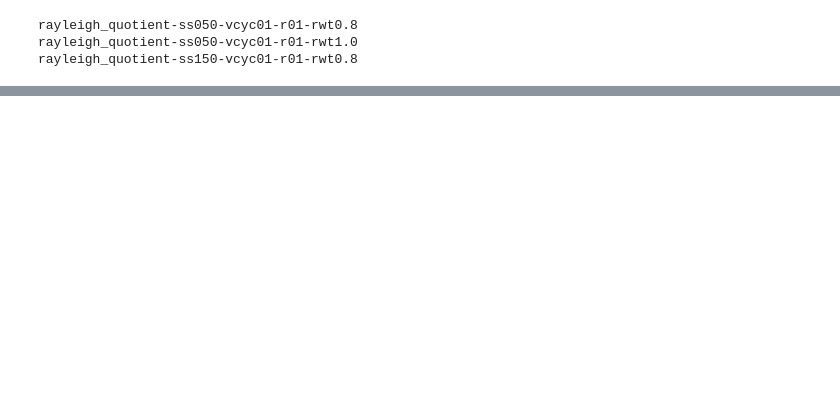
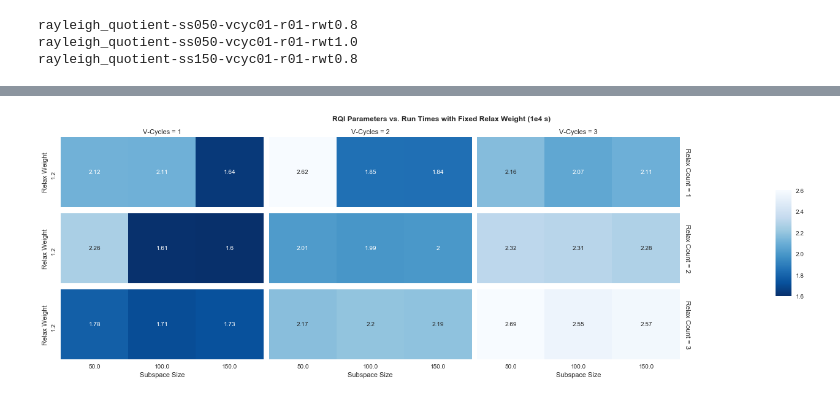
Before and after one commit to nuceraccoon/RQI_MGE, a Jupyter notebook: Results/ml-parameters/analysis/parameter-study-visualization.ipynb, the cells around one changed output, grey strips where cells are left out. Cells and saved outputs as stored; diff of their text form; code cells hidden in the pictures; blank space fills up the shorter version.

```diff
--- a/Results/ml-parameters/analysis/parameter-study-visualization.ipynb
+++ b/Results/ml-parameters/analysis/parameter-study-visualization.ipynb
@@ -143,0 +102,43 @@ sns.plt.show()
+# %%
+### Plot Fixing Relax Weight to 1.2 ###
+
+# Find times with relax weight 1.2
+fixed_rwt_times = np.zeros(27)
+i = 0
+for counts in range(3):
+    for cycles in range(3):
+        for subspace in range(3):
+            fixed_rwt_times[i] = df[subspace, cycles, counts, 2]
+            i += 1
+# Divide by 1e4 for clarity of graph
+fixed_rwt_times = fixed_rwt_times/1e4
+
+ss = np.tile([50, 100, 150], 9)
+rw = np.repeat(1.2, 27)
+vc = np.tile(np.repeat([1, 2, 3], 3), 3)
+rc = np.repeat([1, 2, 3], 9)
+parameters = np.c_[ss, rw, vc, rc, fixed_rwt_times]
+data = pd.DataFrame(parameters,
+                  columns=["Subspace Size", "Relax Weight","V-Cycles", "Relax Count", "Times"])
+
+def facet_heatmap(data, color, **kws):
+    data = data.pivot(index="Relax Weight", columns="Subspace Size", values="Times")
+    sns.heatmap(data, cmap="Blues_r", annot=True, fmt='.3g', **kws)
+
+grid = sns.FacetGrid(data, col="V-Cycles", row="Relax Count", margin_titles=True,
+                     col_order = [1, 2, 3], row_order=[1, 2, 3], size=2.0, aspect=3.0)
+
+cbar_ax = grid.fig.add_axes([.92, .3, .02, .4])
+
+grid = grid.map_dataframe(facet_heatmap,
+                    cbar_ax=cbar_ax, vmin=1.6, vmax=2.6)
+grid.set_axis_labels("Subspace Size", "Relax Weight")
+
+plt.subplots_adjust(top=0.9)
+grid.fig.suptitle('RQI Parameters vs. Run Times with Fixed Relax Weight (1e4 s)', fontweight="bold")
+
+grid = grid.fig.subplots_adjust(right=.8)
+
+sns.plt.show()
+# %% [output]
+[figure, added]
```
Also changed, not shown: parts of 3 cells of this notebook.
